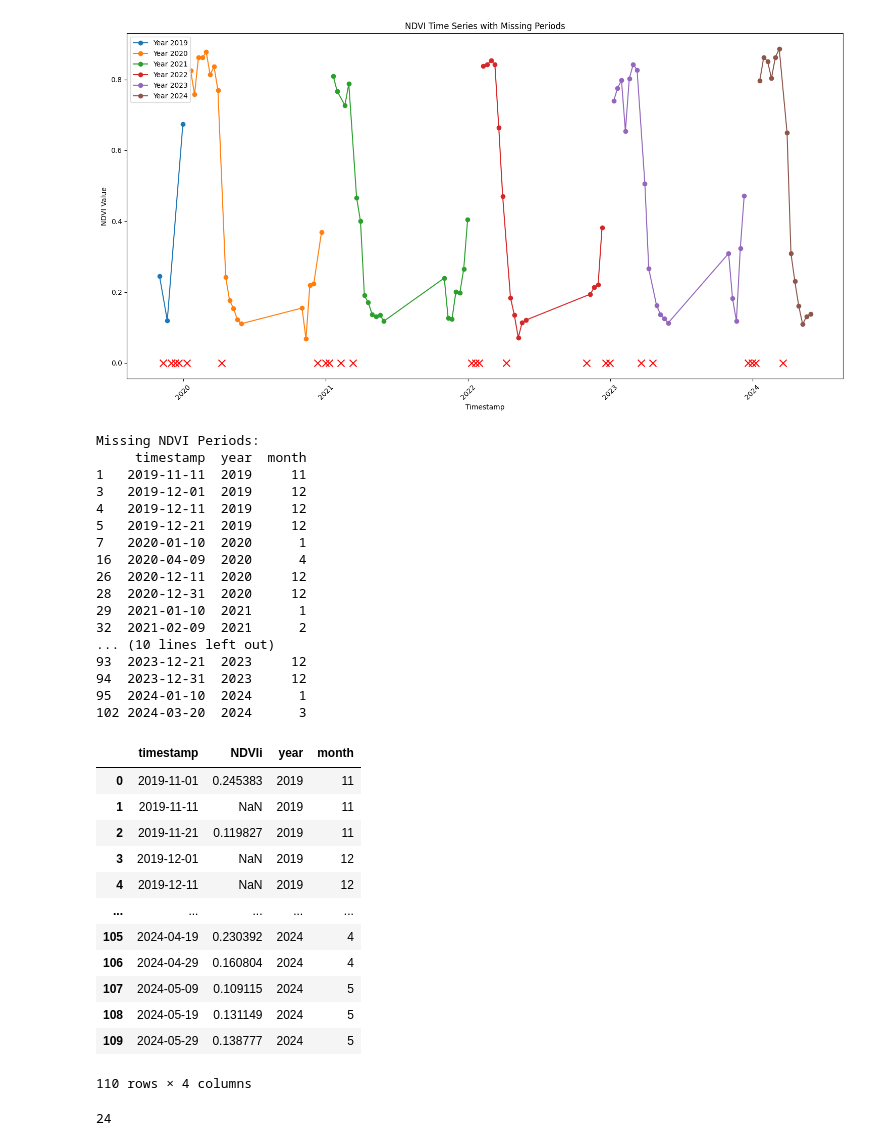
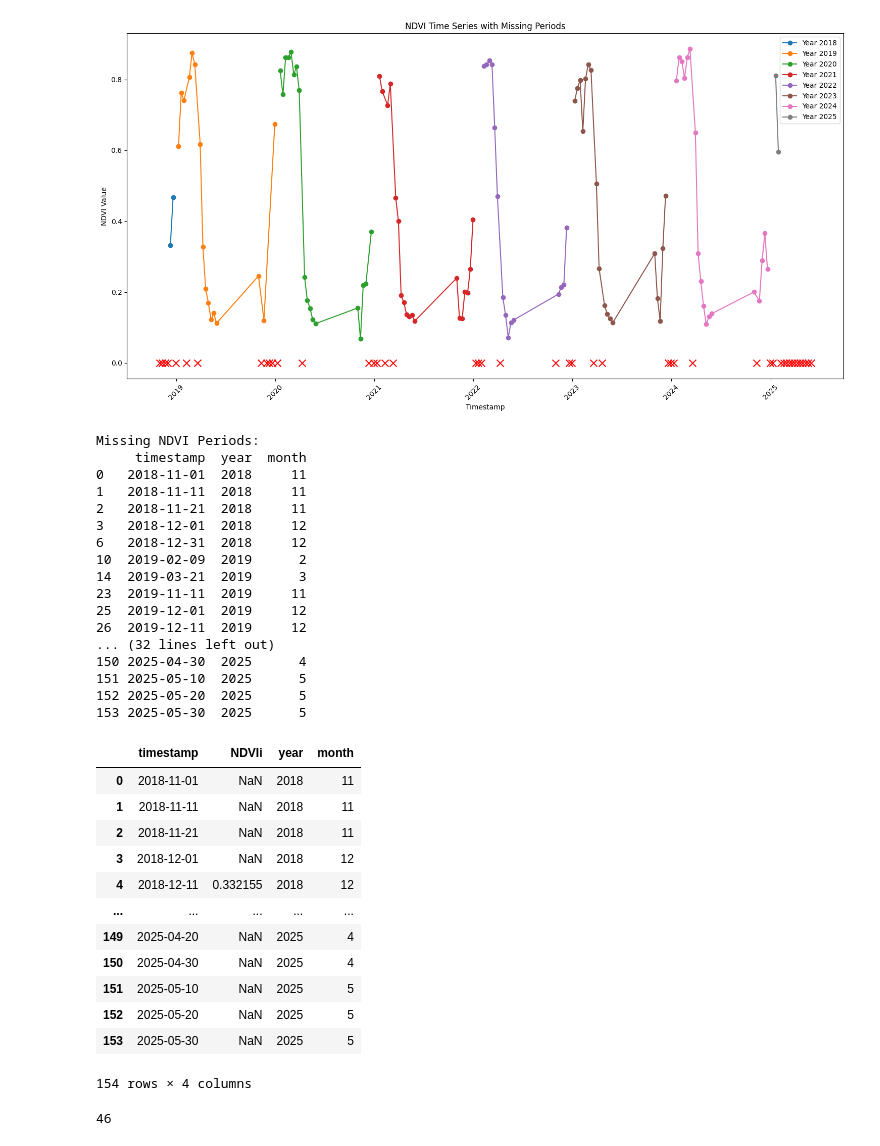
Before and after one commit to RamanVer1ma/AgroFarm, a Jupyter notebook: CHSModel.ipynb, the cells around one changed output. Drawn from its saved outputs; the diff is of its cells as text; code cells hidden in the pictures.

```diff
--- a/CHSModel.ipynb
+++ b/CHSModel.ipynb
@@ -264,51 +269,51 @@ Missing periods: ['2023_12_21', '2023_01_01', '2023_01_11', '2023_03_21', '2023_
 # %%
 
  # Generate NDVI dataset
-ndvi_df = create_ndvi_dataset(2019, 2023)
+ndvi_df = create_ndvi_dataset(2018, 2024)
 
     # Plot and display results
 result_df = plot_ndvi_dataset(ndvi_df)
 
     # Print summary of missing data
 missing_summary = result_df[result_df['NDVIi'].isna()]
 print("Missing NDVI Periods:")
 print(missing_summary[['timestamp', 'year', 'month']])
 # %% [output]
-[figure, old version]
+[figure, new version]
 Missing NDVI Periods:
      timestamp  year  month
-1   2019-11-11  2019     11
-3   2019-12-01  2019     12
-4   2019-12-11  2019     12
-5   2019-12-21  2019     12
-7   2020-01-10  2020      1
-16  2020-04-09  2020      4
-26  2020-12-11  2020     12
-28  2020-12-31  2020     12
-29  2021-01-10  2021      1
-32  2021-02-09  2021      2
-... (10 lines left out)
-93  2023-12-21  2023     12
-94  2023-12-31  2023     12
-95  2024-01-10  2024      1
-102 2024-03-20  2024      3
+0   2018-11-01  2018     11
+1   2018-11-11  2018     11
+2   2018-11-21  2018     11
+3   2018-12-01  2018     12
+6   2018-12-31  2018     12
+10  2019-02-09  2019      2
+14  2019-03-21  2019      3
+23  2019-11-11  2019     11
+25  2019-12-01  2019     12
+26  2019-12-11  2019     12
+... (32 lines left out)
+150 2025-04-30  2025      4
+151 2025-05-10  2025      5
+152 2025-05-20  2025      5
+153 2025-05-30  2025      5
 # %%
 result_df
 # %% [output]
 |  | timestamp | NDVIi | year | month |
-| 0 | 2019-11-01 | 0.245383 | 2019 | 11 |
-| 1 | 2019-11-11 | NaN | 2019 | 11 |
-| 2 | 2019-11-21 | 0.119827 | 2019 | 11 |
-| 3 | 2019-12-01 | NaN | 2019 | 12 |
-| 4 | 2019-12-11 | NaN | 2019 | 12 |
+| 0 | 2018-11-01 | NaN | 2018 | 11 |
+| 1 | 2018-11-11 | NaN | 2018 | 11 |
+| 2 | 2018-11-21 | NaN | 2018 | 11 |
+| 3 | 2018-12-01 | NaN | 2018 | 12 |
+| 4 | 2018-12-11 | 0.332155 | 2018 | 12 |
 | ... | ... | ... | ... | ... |
-| 105 | 2024-04-19 | 0.230392 | 2024 | 4 |
-| 106 | 2024-04-29 | 0.160804 | 2024 | 4 |
-| 107 | 2024-05-09 | 0.109115 | 2024 | 5 |
-| 108 | 2024-05-19 | 0.131149 | 2024 | 5 |
-| 109 | 2024-05-29 | 0.138777 | 2024 | 5 |
+| 149 | 2025-04-20 | NaN | 2025 | 4 |
+| 150 | 2025-04-30 | NaN | 2025 | 4 |
+| 151 | 2025-05-10 | NaN | 2025 | 5 |
+| 152 | 2025-05-20 | NaN | 2025 | 5 |
+| 153 | 2025-05-30 | NaN | 2025 | 5 |
-110 rows × 4 columns
+154 rows × 4 columns
 # %%
 print(result_df['NDVIi'].isna().sum())
 # %% [output]
-24
+46
```
Also changed, not shown: parts of 35 cells of this notebook.
